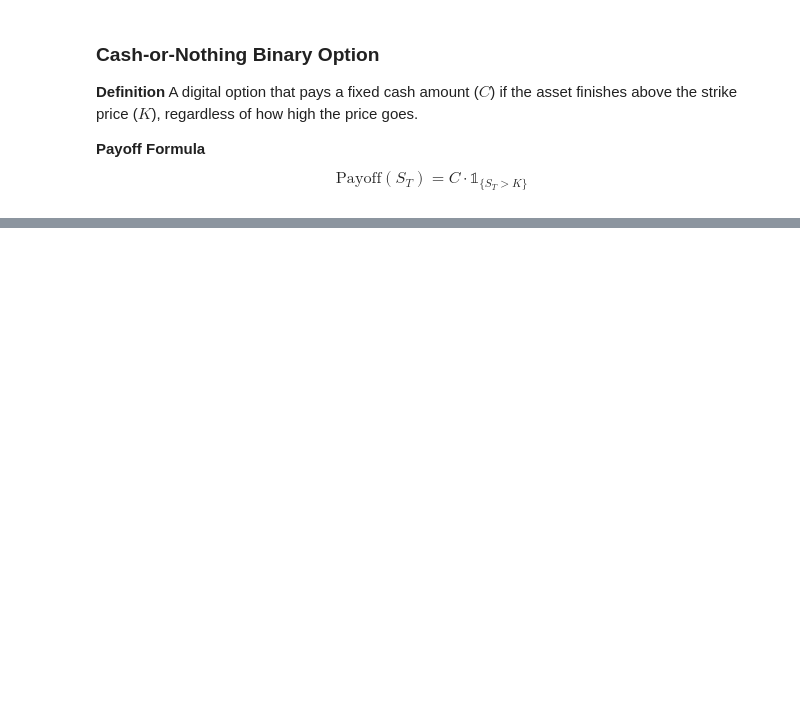
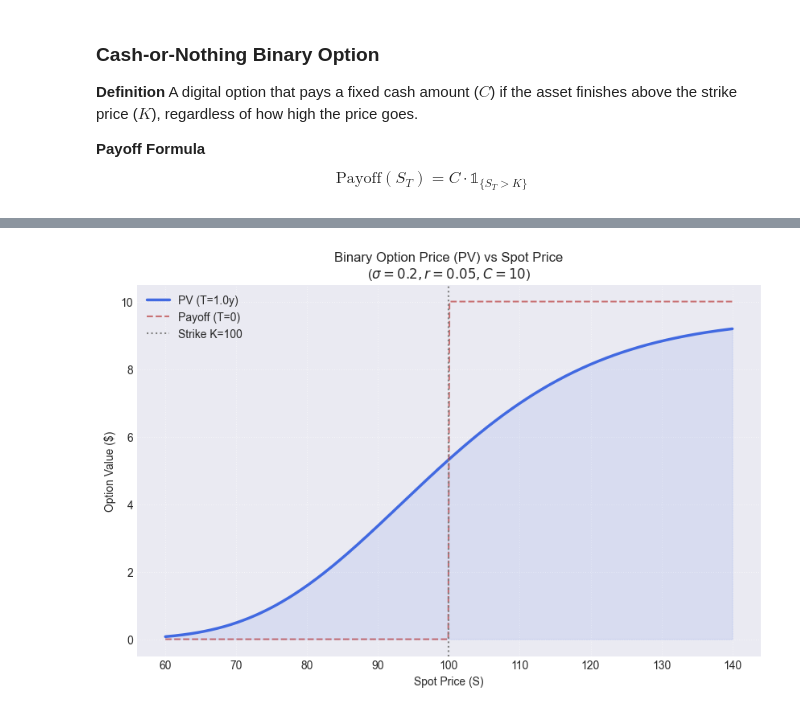
Before and after one commit to Mathis-14/Option_Pricing, a Jupyter notebook: exotics/binary_options.ipynb, the cells around one changed output, grey strips where cells are left out. Drawn from its saved outputs; the diff is of its cells as text; code cells hidden in the pictures; blank space fills up the shorter version.

```diff
--- a/exotics/binary_options.ipynb
+++ b/exotics/binary_options.ipynb
@@ -42,0 +60,50 @@ plt.show()
+# %%
+def binary_call_price(S, K, T, r, sigma, C=100):
+    """
+    Calculates the Price of a Cash-or-Nothing Binary Call Option.
+
+    Parameters:
+    S : float : Spot Price
+    K : float : Strike Price
+    T : float : Time to Maturity (in years)
+    r : float : Risk-free rate (decimal, e.g., 0.05 for 5%)
+    sigma : float : Volatility (decimal, e.g., 0.2 for 20%)
+    C : float : Cash Payout Amount
+    """
+    # Avoid division by zero if T is 0
+    if T <= 0:
+        return np.where(S > K, C, 0)
+
+    d2 = (np.log(S / K) + (r - 0.5 * sigma**2) * T) / (sigma * np.sqrt(T))
+
+    price = C * np.exp(-r * T) * norm.cdf(d2)
+    return price
+
+# Parameters
+K = 100         # Strike
+C = 10          # Cash Payout
+r = 0.05        # Risk-free rate (5%)
+sigma = 0.2     # Volatility (20%)
+T = 1.0         # 1 Year to maturity
+S = np.linspace(60, 140, 500)
+# 1. Calculate Prices (PV) using your function
+pv = binary_call_price(S, K, T, r, sigma, C)
+# 2. Calculate Payoff (Maturity T=0) for comparison
+payoff = binary_call_price(S, K, 0, r, sigma, C)
+plt.figure(figsize=(10, 6))
+# Plot PV (Price today)
+plt.plot(S, pv, color='royalblue', linewidth=2.5, label=f'PV (T={T}y)')
+plt.fill_between(S, pv, 0, color='royalblue', alpha=0.1)
+# Plot Payoff (Reference)
+plt.plot(S, payoff, color='firebrick', linestyle='--', linewidth=1.5, alpha=0.6, label='Payoff (T=0)')
+# Reference Lines
+plt.axvline(K, color='gray', linestyle=':', label=f'Strike K={K}')
+# Grid & Labels
+plt.grid(True, linestyle=':', alpha=0.6)
+plt.title(f'Binary Option Price (PV) vs Spot Price\n($\sigma={sigma}, r={r}, C={C}$)')
+plt.xlabel('Spot Price (S)')
+plt.ylabel('Option Value ($)')
+plt.legend()
+plt.show()
+# %% [output]
+[figure, added]
```
Also changed, not shown: parts of 10 cells of this notebook.
